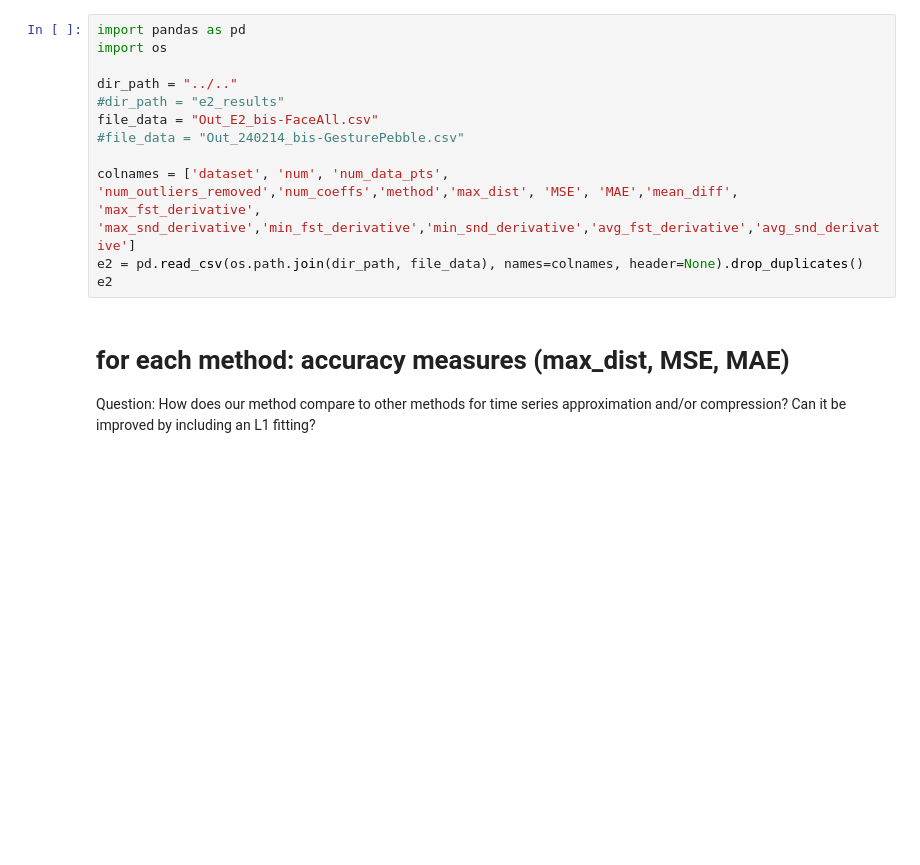
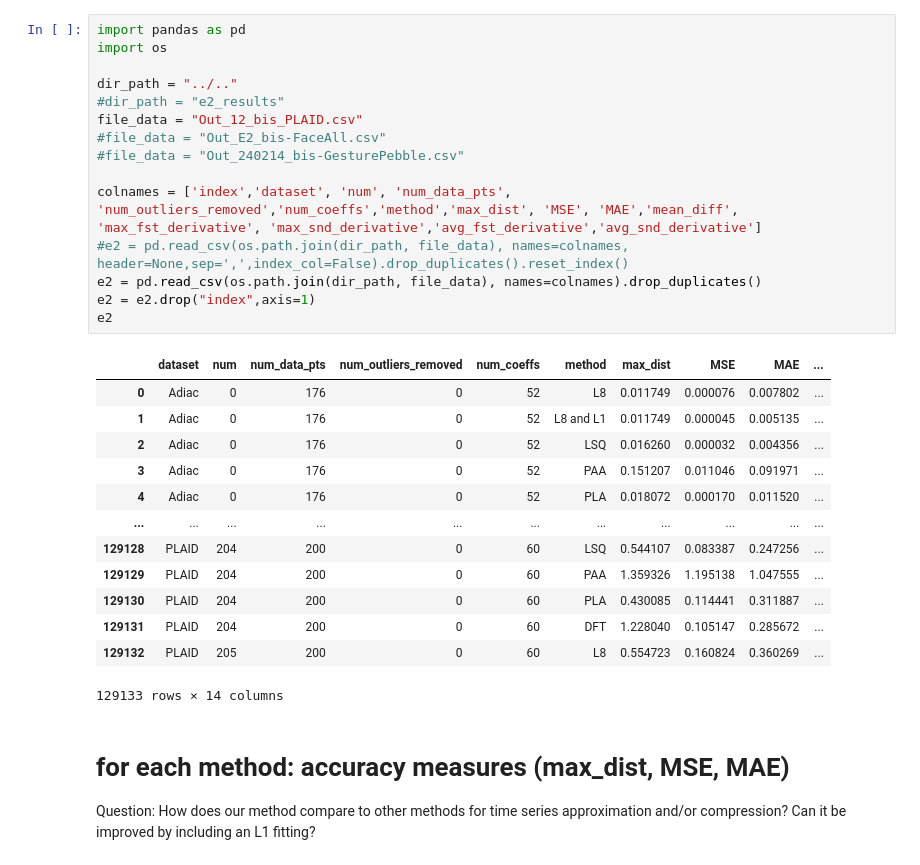
Before and after one commit to veropossumus/splineRegressionExperiments, a Jupyter notebook: e2_results.ipynb, the cells around one changed output. Drawn from its saved outputs; the diff is of its cells as text; blank space fills up the shorter version.

```diff
--- a/e2_results.ipynb
+++ b/e2_results.ipynb
@@ -1,15 +1,32 @@
 # %%
 import pandas as pd
 import os
 
 dir_path = "../.."
 #dir_path = "e2_results"
-file_data = "Out_E2_bis-FaceAll.csv"
+file_data = "Out_12_bis_PLAID.csv"
+#file_data = "Out_E2_bis-FaceAll.csv"
 #file_data = "Out_240214_bis-GesturePebble.csv"
 
-colnames = ['dataset', 'num', 'num_data_pts', 'num_outliers_removed','num_coeffs','method','max_dist', 'MSE', 'MAE','mean_diff', 'max_fst_derivative', 'max_snd_derivative','min_fst_derivative','min_snd_derivative','avg_fst_derivative','avg_snd_derivative']
-e2 = pd.read_csv(os.path.join(dir_path, file_data), names=colnames, header=None).drop_duplicates()
+colnames = ['index','dataset', 'num', 'num_data_pts', 'num_outliers_removed','num_coeffs','method','max_dist', 'MSE', 'MAE','mean_diff', 'max_fst_derivative', 'max_snd_derivative','avg_fst_derivative','avg_snd_derivative']
+#e2 = pd.read_csv(os.path.join(dir_path, file_data), names=colnames, header=None,sep=',',index_col=False).drop_duplicates().reset_index()
+e2 = pd.read_csv(os.path.join(dir_path, file_data), names=colnames).drop_duplicates()
+e2 = e2.drop("index",axis=1)
 e2
+# %% [output]
+|  | dataset | num | num_data_pts | num_outliers_removed | num_coeffs | method | max_dist | MSE | MAE | ... |
+| 0 | Adiac | 0 | 176 | 0 | 52 | L8 | 0.011749 | 0.000076 | 0.007802 | ... |
+| 1 | Adiac | 0 | 176 | 0 | 52 | L8 and L1 | 0.011749 | 0.000045 | 0.005135 | ... |
+| 2 | Adiac | 0 | 176 | 0 | 52 | LSQ | 0.016260 | 0.000032 | 0.004356 | ... |
+| 3 | Adiac | 0 | 176 | 0 | 52 | PAA | 0.151207 | 0.011046 | 0.091971 | ... |
+| 4 | Adiac | 0 | 176 | 0 | 52 | PLA | 0.018072 | 0.000170 | 0.011520 | ... |
+| ... | ... | ... | ... | ... | ... | ... | ... | ... | ... | ... |
+| 129128 | PLAID | 204 | 200 | 0 | 60 | LSQ | 0.544107 | 0.083387 | 0.247256 | ... |
+| 129129 | PLAID | 204 | 200 | 0 | 60 | PAA | 1.359326 | 1.195138 | 1.047555 | ... |
+| 129130 | PLAID | 204 | 200 | 0 | 60 | PLA | 0.430085 | 0.114441 | 0.311887 | ... |
+| 129131 | PLAID | 204 | 200 | 0 | 60 | DFT | 1.228040 | 0.105147 | 0.285672 | ... |
+| 129132 | PLAID | 205 | 200 | 0 | 60 | L8 | 0.554723 | 0.160824 | 0.360269 | ... |
+129133 rows × 14 columns
 # %% [markdown]
 # for each method: accuracy measures (max_dist, MSE, MAE)
 Question: How does our method compare to other methods for time series approximation and/or compression? Can it be improved by including an L1 fitting?
```
Also changed, not shown: parts of 10 cells of this notebook, 2 other files.
